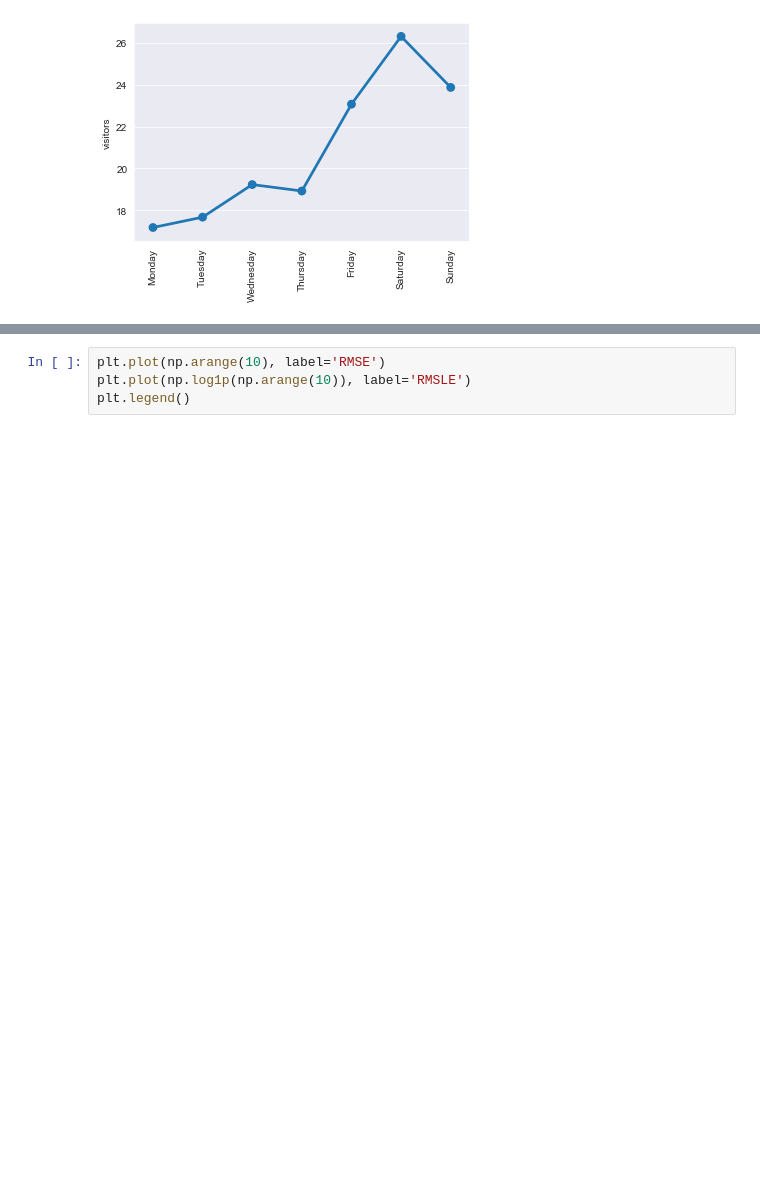
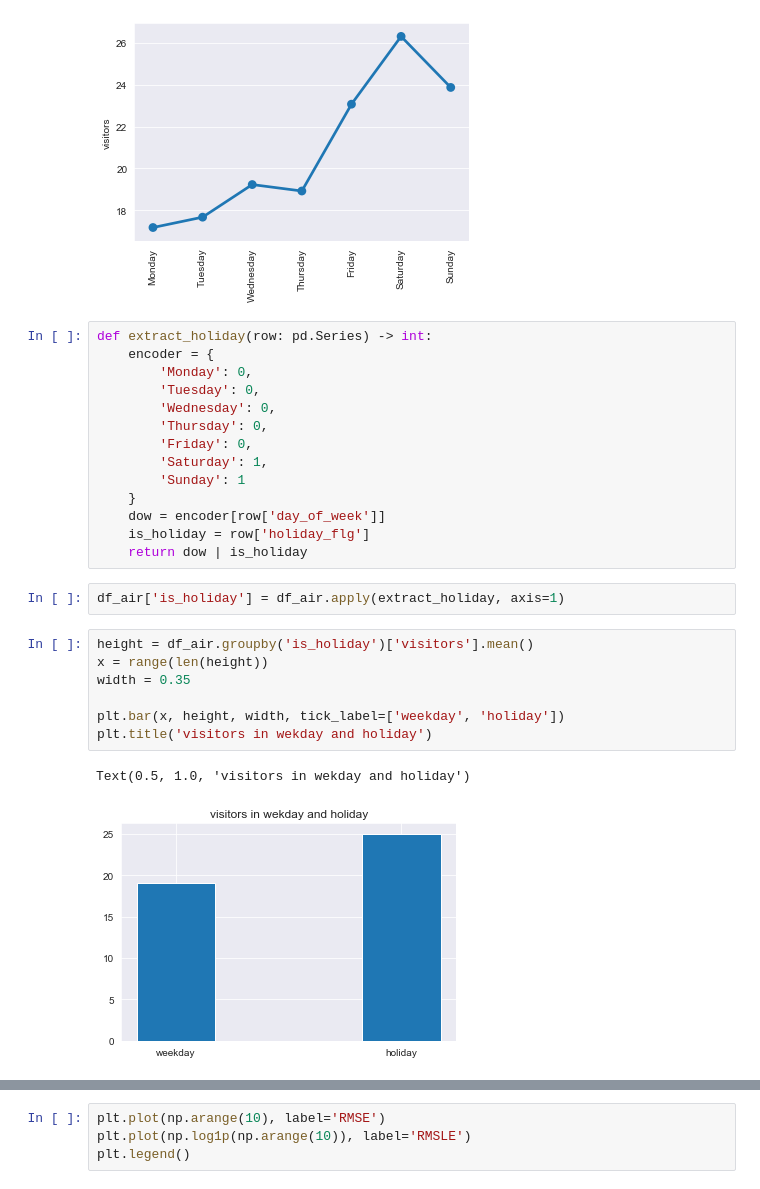
Before and after one commit to yutayamazaki/Recruit-Restaurant-Visitor-Forecasting, a Jupyter notebook: notebooks/EDA.ipynb, the cells around one changed output, grey strips where cells are left out. Saved outputs shown, nothing was run; the diff lists cells and outputs as text; blank space fills up the shorter version.

Commit message:
add plot for holiday

```diff
--- a/notebooks/EDA.ipynb
+++ b/notebooks/EDA.ipynb
@@ -353,4 +353,30 @@ plt.plot()
 # %% [output]
 []
 [figure]
+# %%
+def extract_holiday(row: pd.Series) -> int:
+    encoder = {
+        'Monday': 0,
+        'Tuesday': 0,
+        'Wednesday': 0,
+        'Thursday': 0,
+        'Friday': 0,
+        'Saturday': 1,
+        'Sunday': 1
+    }
+    dow = encoder[row['day_of_week']]
+    is_holiday = row['holiday_flg']
+    return dow | is_holiday
+# %%
+df_air['is_holiday'] = df_air.apply(extract_holiday, axis=1)
+# %%
+height = df_air.groupby('is_holiday')['visitors'].mean()
+x = range(len(height))
+width = 0.35
+
+plt.bar(x, height, width, tick_label=['weekday', 'holiday'])
+plt.title('visitors in wekday and holiday')
+# %% [output]
+Text(0.5, 1.0, 'visitors in wekday and holiday')
+[figure, added]
 # %% [markdown]
```
Also changed, not shown: parts of 2 cells of this notebook.
